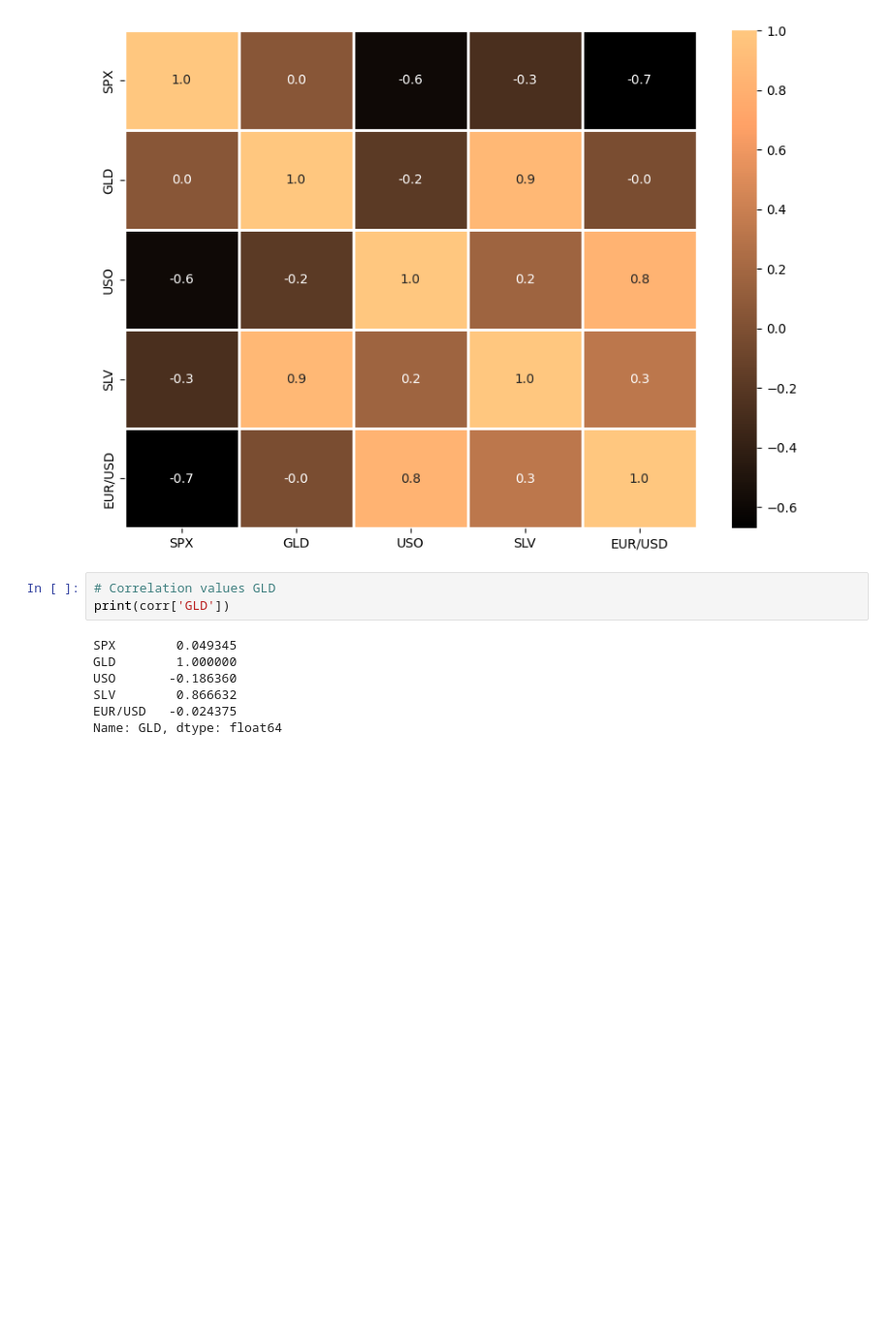
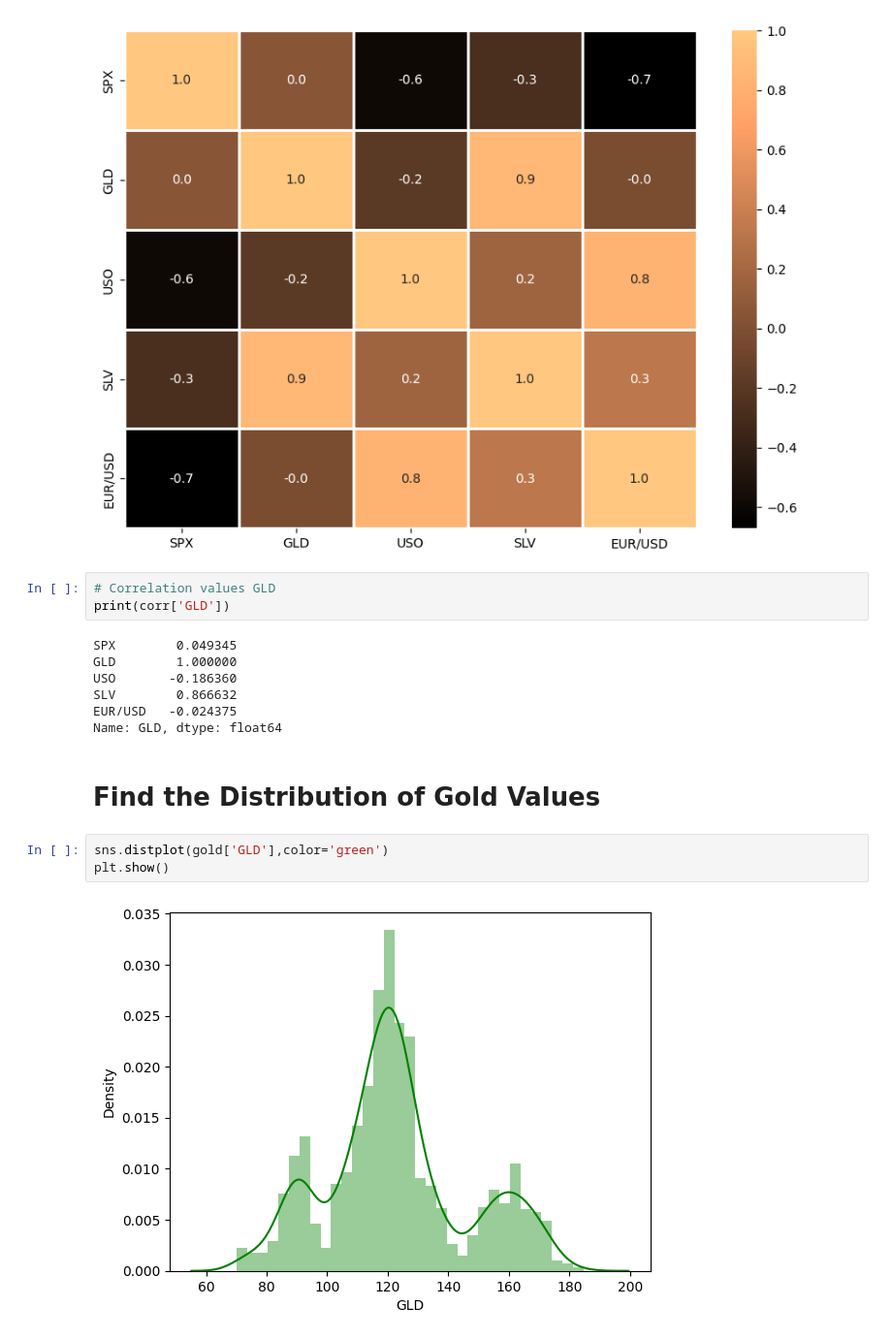
Before and after one commit to Rajasekar-N-stack/Gold-Price-Prediction-ML, a Jupyter notebook: Gold.ipynb, the cells around one changed output. Shown: that part at 97% size. Saved outputs shown, nothing was run; the diff lists cells and outputs as text; blank space fills up the shorter version.

Commit message:
feat : Distribution of Gold values in Dataset

```diff
--- a/Gold.ipynb
+++ b/Gold.ipynb
@@ -129,3 +129,10 @@ USO       -0.186360
 SLV        0.866632
 EUR/USD   -0.024375
 Name: GLD, dtype: float64
+# %% [markdown]
+# Find the Distribution of Gold Values
+# %%
+sns.distplot(gold['GLD'],color='green')
+plt.show()
+# %% [output]
+[figure, added]
```
